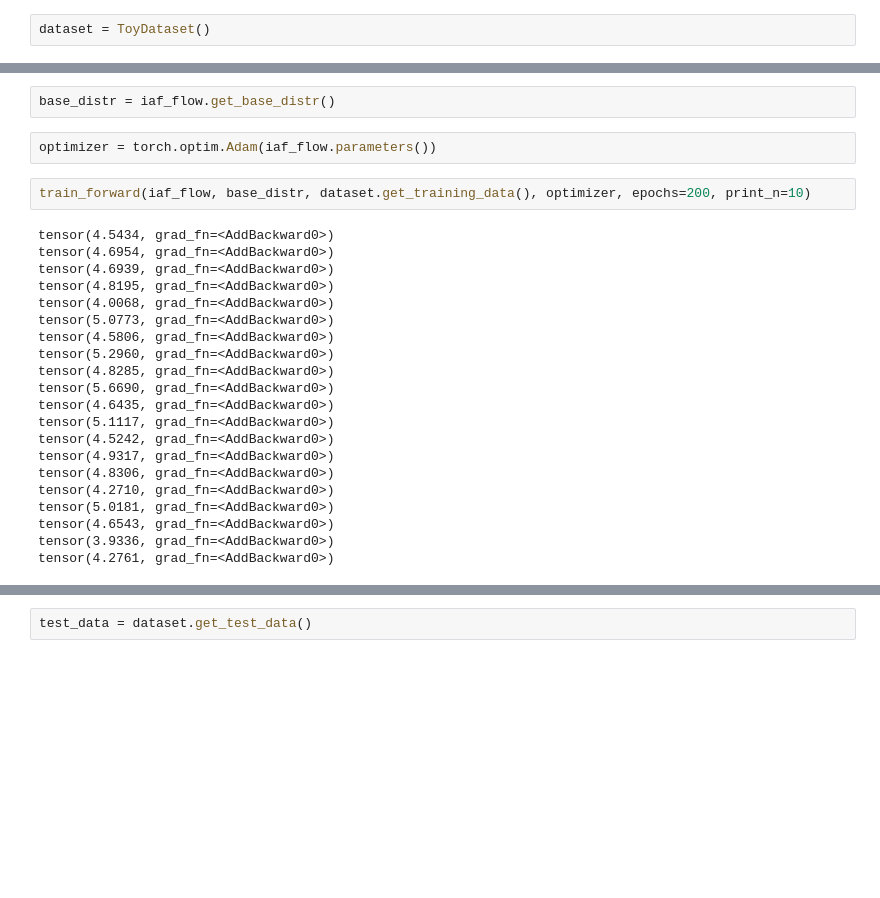
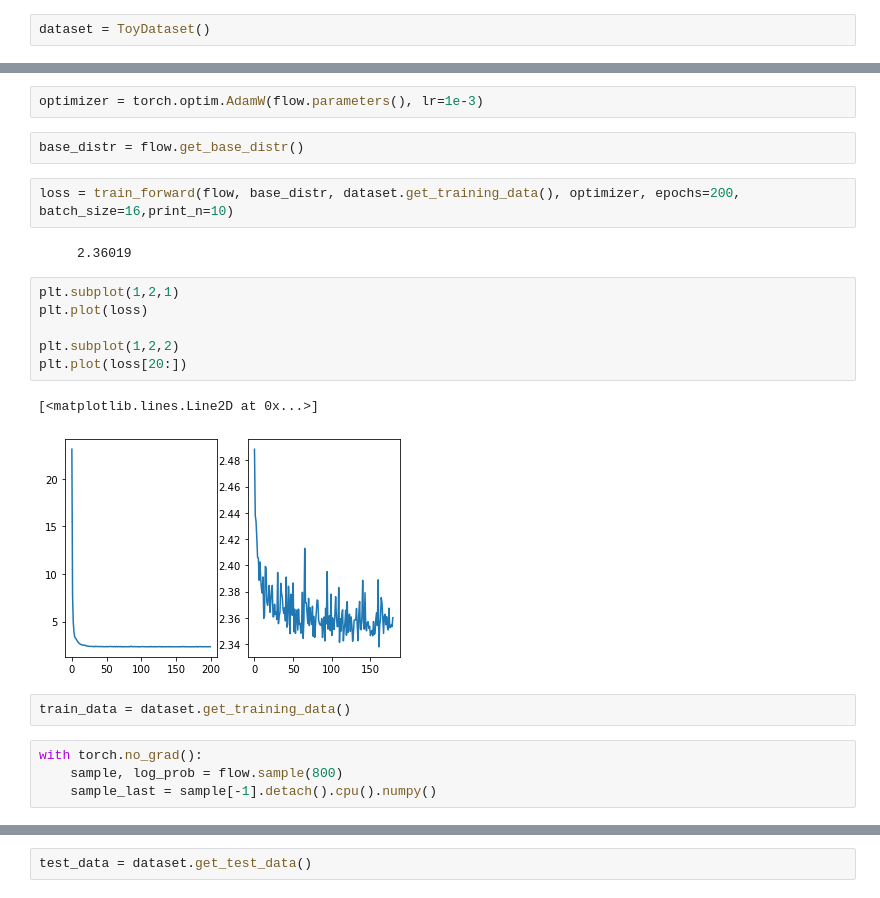
Before and after one commit to Watakani/Master, a Jupyter notebook: src/test.ipynb, the cells around one changed output, grey strips where cells are left out. Cells and saved outputs as stored; diff of their text form; blank space fills up the shorter version.

```diff
--- a/src/test.ipynb
+++ b/src/test.ipynb
@@ -30,27 +47,23 @@ iaf_flow = create_iaf(dim_input, dim_hidden, num_trans, perm_type)
+# %%
+optimizer = torch.optim.AdamW(flow.parameters(), lr=1e-3)
 # %%
-base_distr = iaf_flow.get_base_distr()
+base_distr = flow.get_base_distr()
-# %%
-optimizer = torch.optim.Adam(iaf_flow.parameters())
 # %%
-train_forward(iaf_flow, base_distr, dataset.get_training_data(), optimizer, epochs=200, print_n=10)
+loss = train_forward(flow, base_distr, dataset.get_training_data(), optimizer, epochs=200, batch_size=16,print_n=10)
 # %% [output]
-tensor(4.5434, grad_fn=<AddBackward0>)
-tensor(4.6954, grad_fn=<AddBackward0>)
-tensor(4.6939, grad_fn=<AddBackward0>)
-tensor(4.8195, grad_fn=<AddBackward0>)
-tensor(4.0068, grad_fn=<AddBackward0>)
-tensor(5.0773, grad_fn=<AddBackward0>)
-tensor(4.5806, grad_fn=<AddBackward0>)
-tensor(5.2960, grad_fn=<AddBackward0>)
-tensor(4.8285, grad_fn=<AddBackward0>)
-tensor(5.6690, grad_fn=<AddBackward0>)
-tensor(4.6435, grad_fn=<AddBackward0>)
-tensor(5.1117, grad_fn=<AddBackward0>)
-tensor(4.5242, grad_fn=<AddBackward0>)
-tensor(4.9317, grad_fn=<AddBackward0>)
-tensor(4.8306, grad_fn=<AddBackward0>)
-tensor(4.2710, grad_fn=<AddBackward0>)
-tensor(5.0181, grad_fn=<AddBackward0>)
-tensor(4.6543, grad_fn=<AddBackward0>)
-tensor(3.9336, grad_fn=<AddBackward0>)
-tensor(4.2761, grad_fn=<AddBackward0>)
+     2.36019
+# %%
+plt.subplot(1,2,1)
+plt.plot(loss)
+
+plt.subplot(1,2,2)
+plt.plot(loss[20:])
+# %% [output]
+[<matplotlib.lines.Line2D at 0x...>]
+[figure, added]
+# %%
+train_data = dataset.get_training_data()
+# %%
+with torch.no_grad():
+    sample, log_prob = flow.sample(800)
+    sample_last = sample[-1].detach().cpu().numpy()
```
Also changed, not shown: parts of 32 cells of this notebook, 17 other files.
